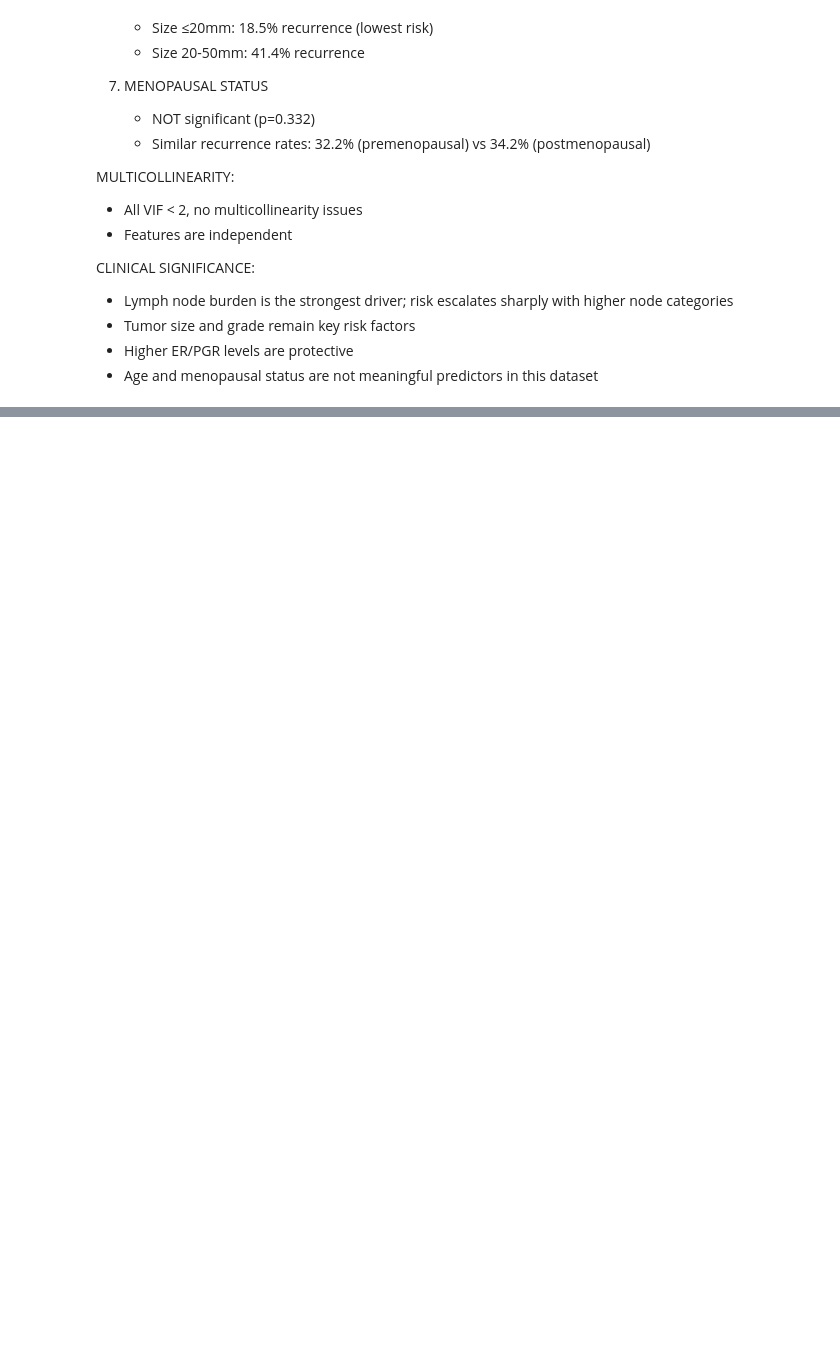
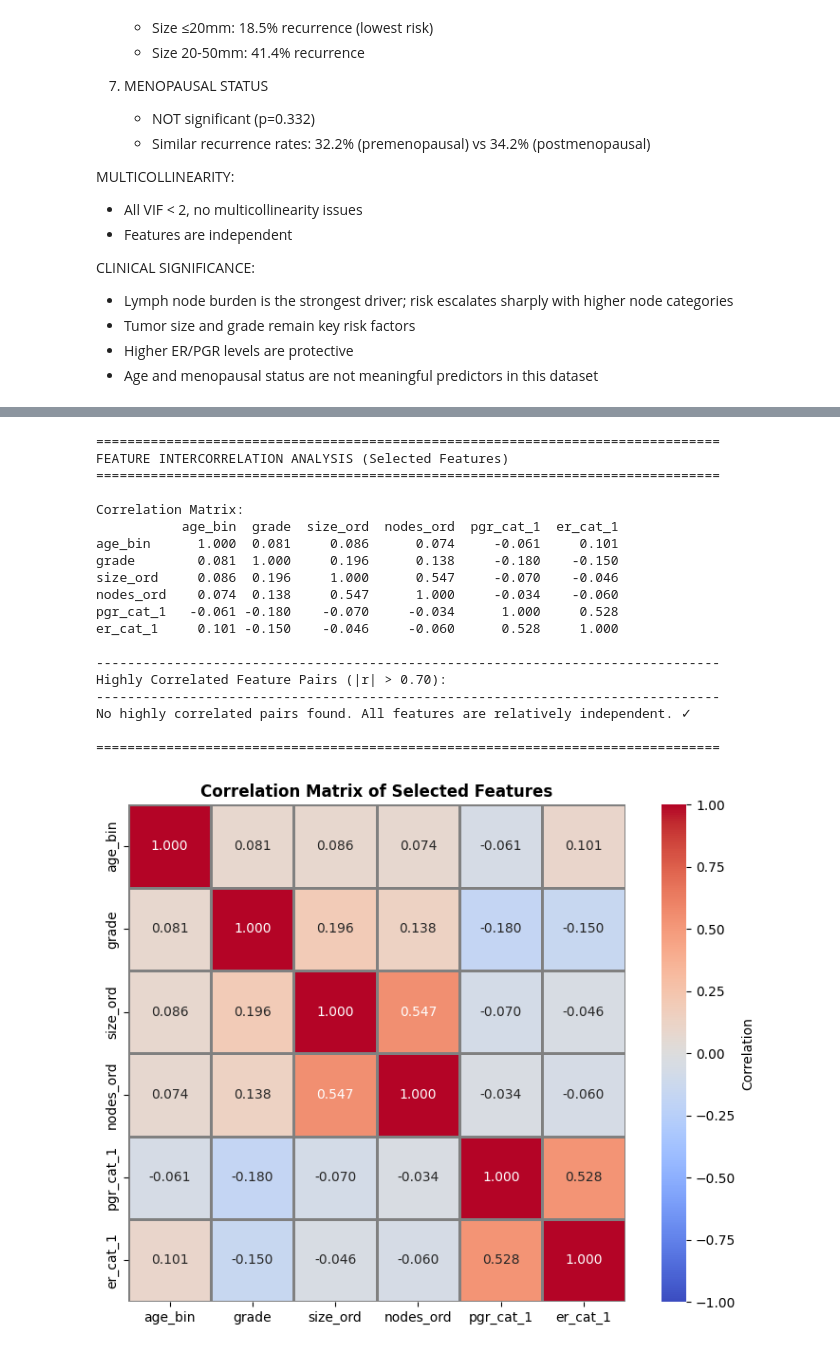
Before and after one commit to baricio00/Health-Informatics-2025-26, a Jupyter notebook: task1/task1_final.ipynb, the cells around one changed output, grey strips where cells are left out. Saved outputs shown, nothing was run; the diff lists cells and outputs as text; code cells hidden in the pictures; blank space fills up the shorter version.

```diff
--- a/task1/task1_final.ipynb
+++ b/task1/task1_final.ipynb
@@ -438,0 +922,74 @@ from sklearn.model_selection import KFold
+# %%
+# --- CORRELATION & MULTICOLLINEARITY AMONG SELECTED FEATURES ---
+print("=" * 80)
+print("FEATURE INTERCORRELATION ANALYSIS (Selected Features)")
+print("=" * 80 + "\n")
+
+if len(best_features) > 0:
+    # Create correlation matrix for selected features
+    X_selected = X_test_df[best_features]
+    corr_matrix = X_selected.corr()
+
+    print("Correlation Matrix:")
+    print(corr_matrix.round(3).to_string())
+
+    # Identify highly correlated pairs
+    print("\n" + "-" * 80)
+    print("Highly Correlated Feature Pairs (|r| > 0.70):")
+    print("-" * 80)
+
+    high_corr_pairs = []
+    for i in range(len(best_features)):
+        for j in range(i+1, len(best_features)):
+            corr_val = corr_matrix.iloc[i, j]
+            if abs(corr_val) > 0.70:
+                high_corr_pairs.append({
+                    'Feature 1': best_features[i],
+                    'Feature 2': best_features[j],
+                    'Correlation': f"{corr_val:.4f}",
+                    'Redundancy Risk': 'HIGH' if abs(corr_val) > 0.85 else 'MODERATE'
+                })
+
+    if high_corr_pairs:
+        high_corr_df = pd.DataFrame(high_corr_pairs)
+        print(high_corr_df.to_string(index=False))
+        print("\n**ACTION:** For highly correlated pairs, keep the feature with:")
+        print("  1. Higher univariate ROC-AUC")
+        print("  2. Higher coefficient magnitude in the final model")
+        print("  3. Greater clinical relevance")
+    else:
+        print("No highly correlated pairs found. All features are relatively independent. ✓")
+
+    # Plot correlation heatmap
+    print("\n" + "=" * 80)
+
+    fig, ax = plt.subplots(figsize=(8, 6))
+    sns.heatmap(corr_matrix, annot=True, fmt='.3f', cmap='coolwarm', center=0,
+                cbar_kws={'label': 'Correlation'}, ax=ax, vmin=-1, vmax=1,
+                square=True, linewidths=1, linecolor='gray')
+    ax.set_title('Correlation Matrix of Selected Features', fontsize=12, fontweight='bold')
+    plt.tight_layout()
+    plt.show()
+else:
+    print("No features selected. Run feature selection first.")
+# %% [output]
+================================================================================
+FEATURE INTERCORRELATION ANALYSIS (Selected Features)
+================================================================================
+
+Correlation Matrix:
+           age_bin  grade  size_ord  nodes_ord  pgr_cat_1  er_cat_1
+age_bin      1.000  0.081     0.086      0.074     -0.061     0.101
+grade        0.081  1.000     0.196      0.138     -0.180    -0.150
+size_ord     0.086  0.196     1.000      0.547     -0.070    -0.046
+nodes_ord    0.074  0.138     0.547      1.000     -0.034    -0.060
+pgr_cat_1   -0.061 -0.180    -0.070     -0.034      1.000     0.528
+er_cat_1     0.101 -0.150    -0.046     -0.060      0.528     1.000
+
+--------------------------------------------------------------------------------
+Highly Correlated Feature Pairs (|r| > 0.70):
+--------------------------------------------------------------------------------
+No highly correlated pairs found. All features are relatively independent. ✓
+
+================================================================================
+[figure, added]
```
Also changed, not shown: parts of 40 cells of this notebook, 7 other files.
